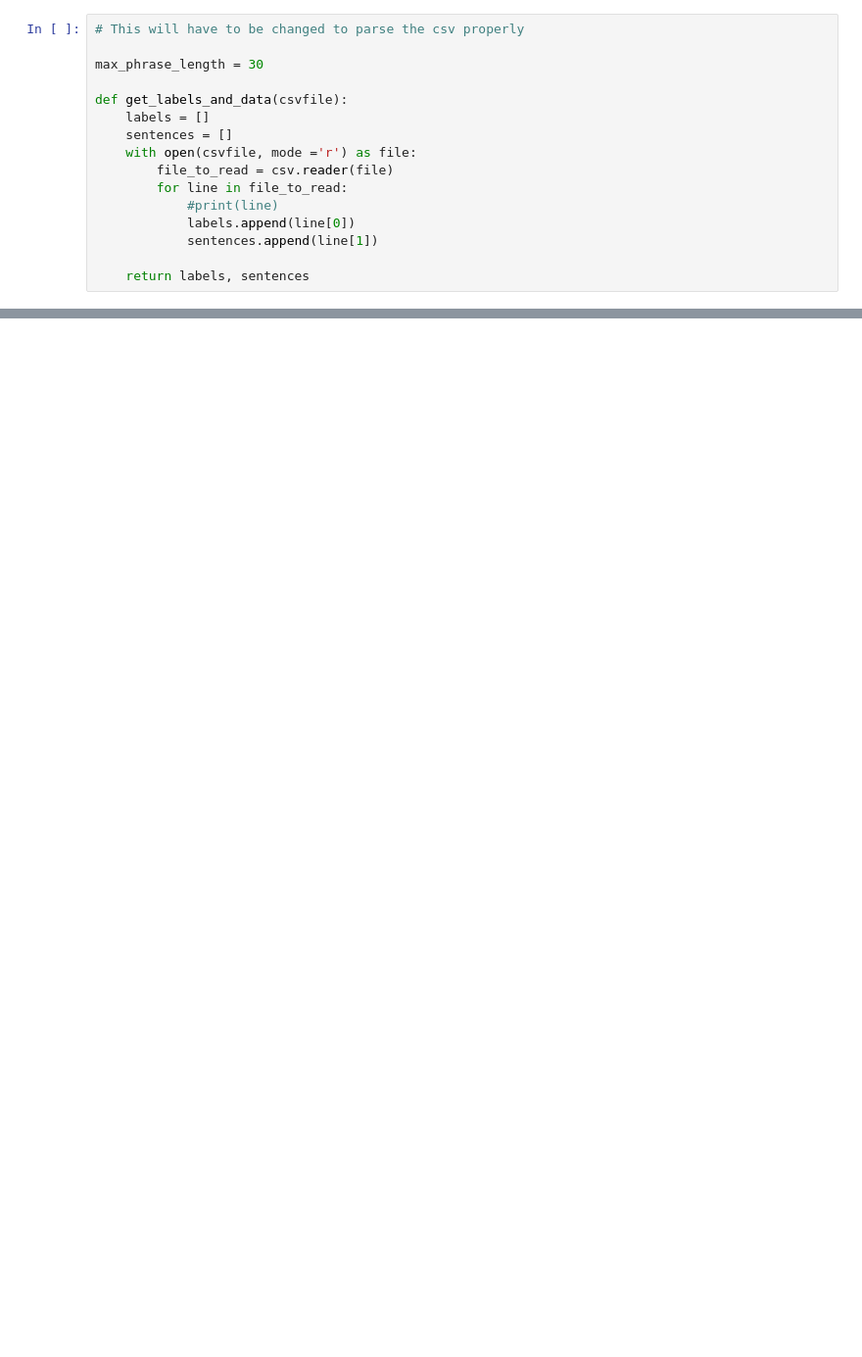
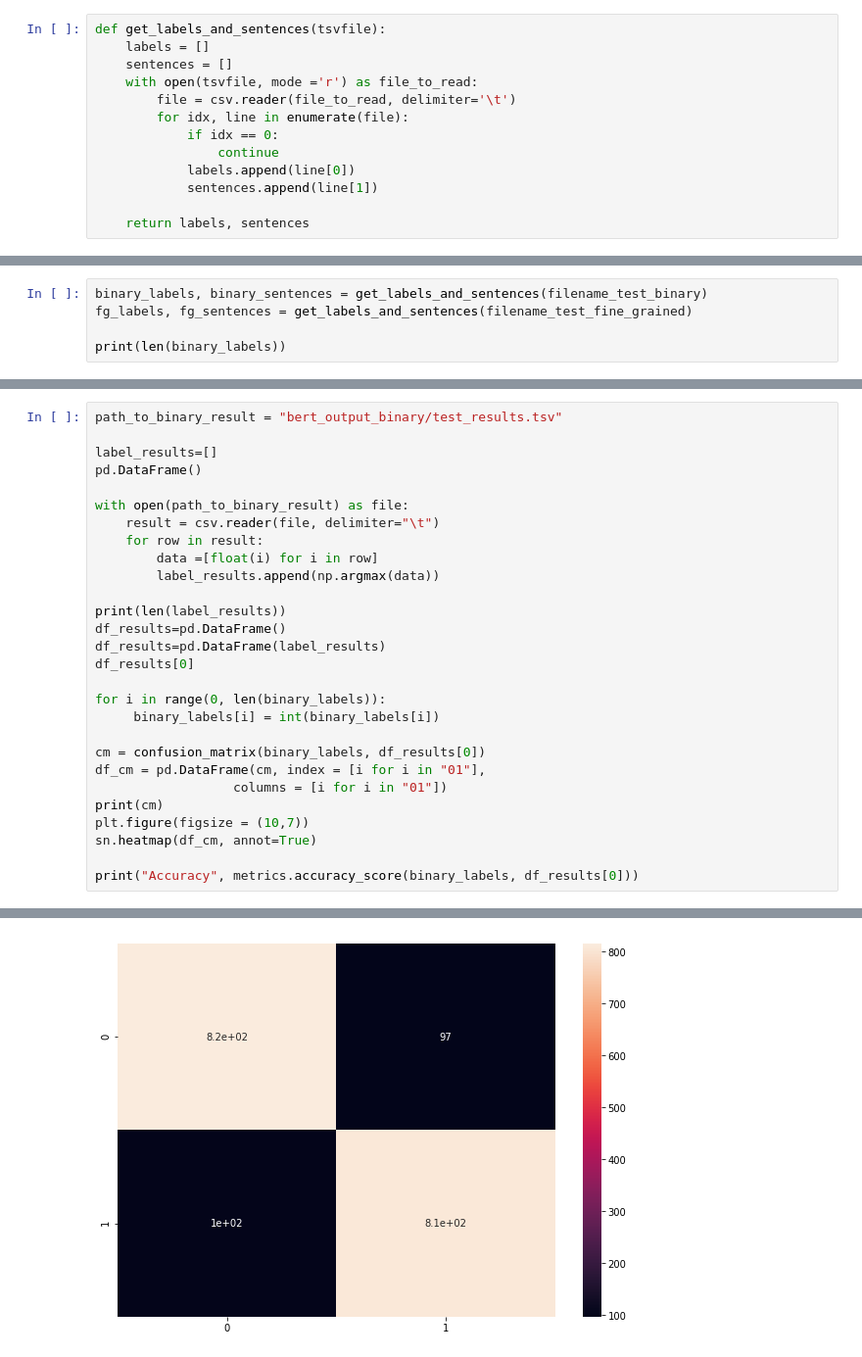
Before and after one commit to angelbeshirov/sent-analysis, a Jupyter notebook: BERT/Bert.ipynb, the cells around one changed output, grey strips where cells are left out. Shown at 98% size. Saved outputs shown, nothing was run; the diff lists cells and outputs as text; blank space fills up the shorter version.

```diff
--- a/BERT/Bert.ipynb
+++ b/BERT/Bert.ipynb
@@ -23,15 +18,12 @@ filename_test = "test_bert.tsv"
 # %%
-# This will have to be changed to parse the csv properly
-
-max_phrase_length = 30
-
-def get_labels_and_data(csvfile):
+def get_labels_and_sentences(tsvfile):
     labels = []
     sentences = []
-    with open(csvfile, mode ='r') as file:
-        file_to_read = csv.reader(file)
-        for line in file_to_read:
-            #print(line)
+    with open(tsvfile, mode ='r') as file_to_read:
+        file = csv.reader(file_to_read, delimiter='\t')
+        for idx, line in enumerate(file):
+            if idx == 0:
+                continue
             labels.append(line[0])
             sentences.append(line[1])
 
@@ -107,0 +31,5 @@ df_bert_test.to_csv('bert/test.tsv', sep='\t', index=False, header=True)
+# %%
+binary_labels, binary_sentences = get_labels_and_sentences(filename_test_binary)
+fg_labels, fg_sentences = get_labels_and_sentences(filename_test_fine_grained)
+
+print(len(binary_labels))
@@ -107,0 +66,29 @@ df_bert_test.to_csv('bert/test.tsv', sep='\t', index=False, header=True)
+# %%
+path_to_binary_result = "bert_output_binary/test_results.tsv"
+
+label_results=[]
+pd.DataFrame()
+
+with open(path_to_binary_result) as file:
+    result = csv.reader(file, delimiter="\t")
+    for row in result:
+        data =[float(i) for i in row]
+        label_results.append(np.argmax(data))
+
+print(len(label_results))
+df_results=pd.DataFrame()
+df_results=pd.DataFrame(label_results)
+df_results[0]
+
+for i in range(0, len(binary_labels)):
+     binary_labels[i] = int(binary_labels[i])
+
+cm = confusion_matrix(binary_labels, df_results[0])
+df_cm = pd.DataFrame(cm, index = [i for i in "01"],
+                  columns = [i for i in "01"])
+print(cm)
+plt.figure(figsize = (10,7))
+sn.heatmap(df_cm, annot=True)
+
+print("Accuracy", metrics.accuracy_score(binary_labels, df_results[0]))
+# %% [output]
@@ -108 +99,2 @@ df_bert_test.to_csv('bert/test.tsv', sep='\t', index=False, header=True)
+[figure, added]
 # %%
```
Also changed, not shown: parts of 12 cells of this notebook, 39 other files.
